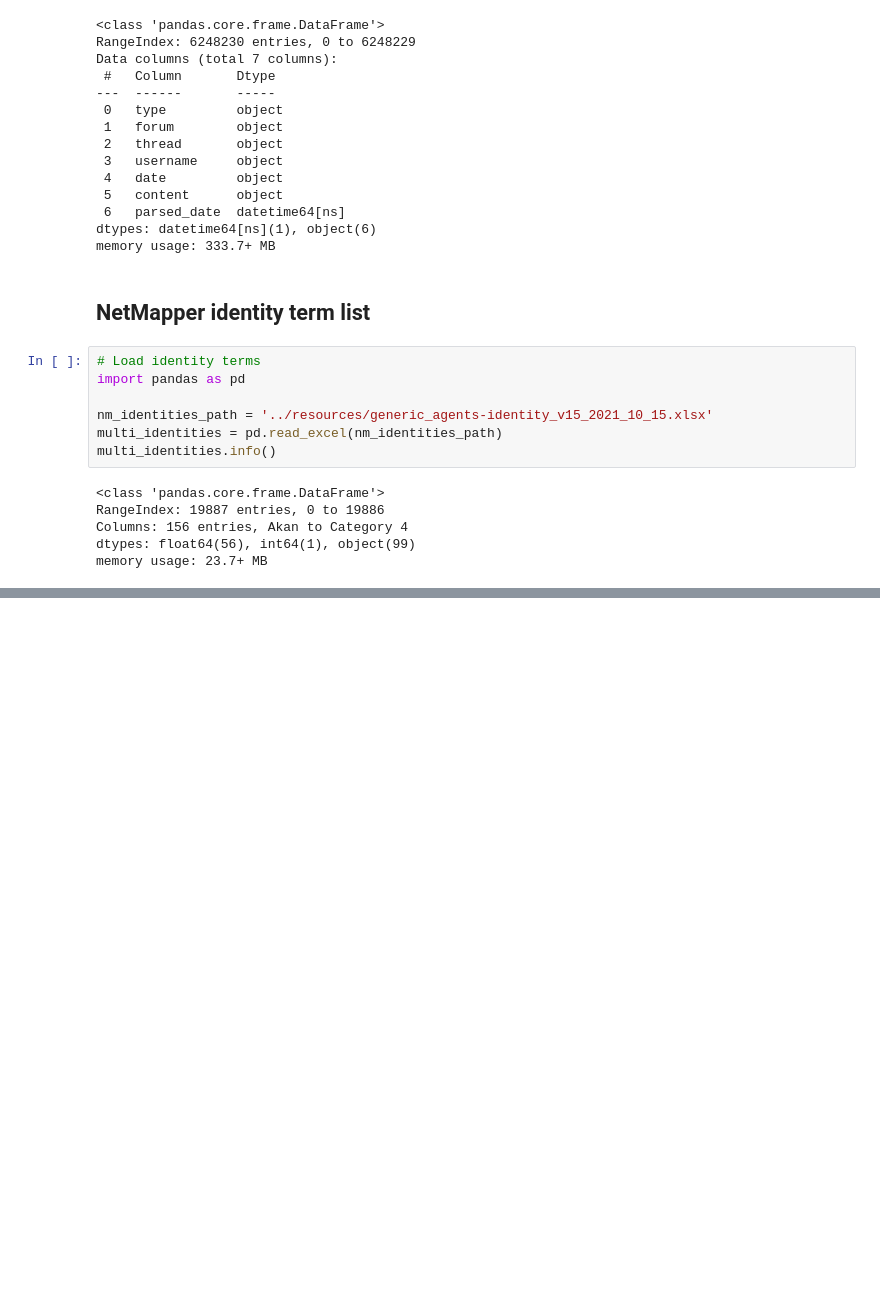
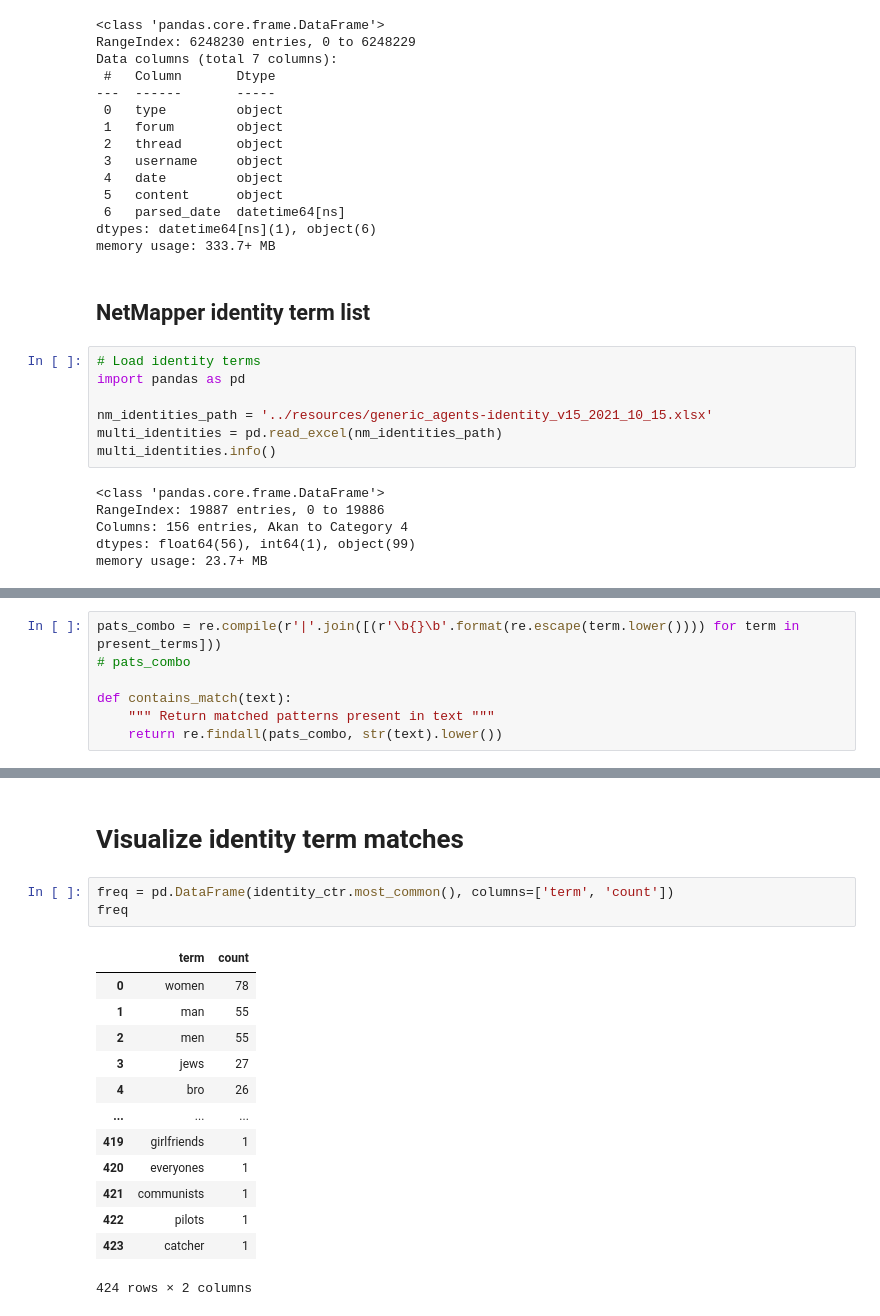
Before and after one commit to michaelmilleryoder/incels_identities, a Jupyter notebook: jupyter/match_identities.ipynb, the cells around one changed output, grey strips where cells are left out. Saved outputs shown, nothing was run; the diff lists cells and outputs as text; blank space fills up the shorter version.

```diff
--- a/jupyter/match_identities.ipynb
+++ b/jupyter/match_identities.ipynb
@@ -119,0 +125,7 @@ See the caveats in the documentation: https://pandas.pydata.org/pandas-docs/stab
+# %%
+pats_combo = re.compile(r'|'.join([(r'\b{}\b'.format(re.escape(term.lower()))) for term in present_terms]))
+# pats_combo
+
+def contains_match(text):
+    """ Return matched patterns present in text """
+    return re.findall(pats_combo, str(text).lower())
@@ -119,0 +167,19 @@ See the caveats in the documentation: https://pandas.pydata.org/pandas-docs/stab
+# %% [markdown]
+# Visualize identity term matches
+# %%
+freq = pd.DataFrame(identity_ctr.most_common(), columns=['term', 'count'])
+freq
+# %% [output]
+|  | term | count |
+| 0 | women | 78 |
+| 1 | man | 55 |
+| 2 | men | 55 |
+| 3 | jews | 27 |
+| 4 | bro | 26 |
+| ... | ... | ... |
+| 419 | girlfriends | 1 |
+| 420 | everyones | 1 |
+| 421 | communists | 1 |
+| 422 | pilots | 1 |
+| 423 | catcher | 1 |
+424 rows × 2 columns
```
Also changed, not shown: parts of 16 cells of this notebook, 2 other files.
